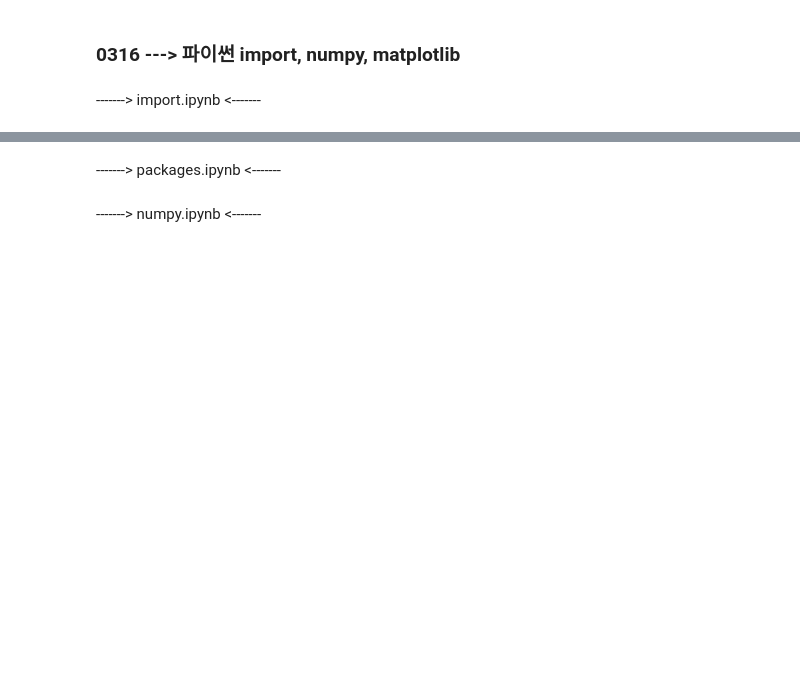
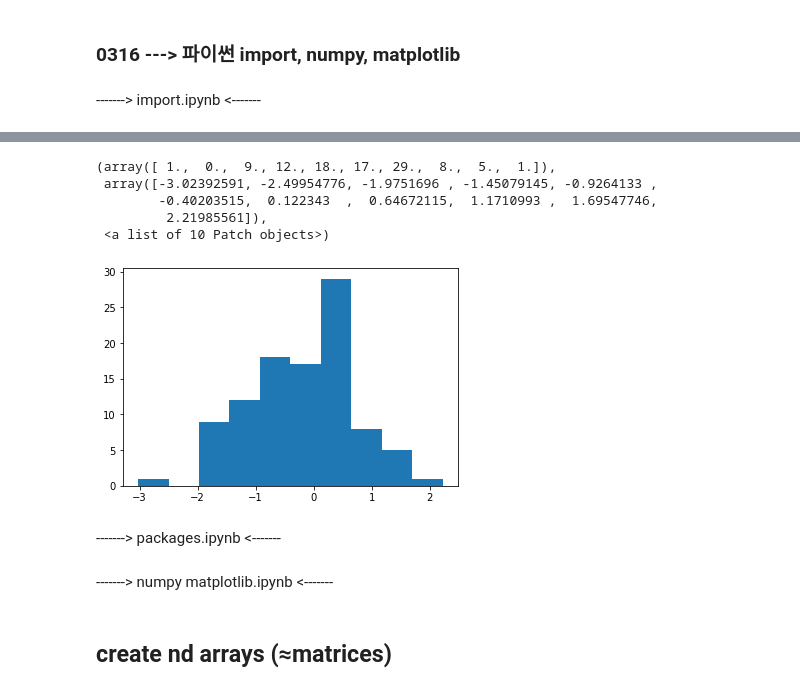
Before and after one commit to Teng095/class2022Spring, a Jupyter notebook: 20220316.ipynb, the cells around one changed output, grey strips where cells are left out. Cells and saved outputs as stored; diff of their text form; code cells hidden in the pictures; blank space fills up the shorter version.

```diff
--- a/20220316.ipynb
+++ b/20220316.ipynb
@@ -357,2 +370,12 @@ range（4）即 【0，1，2，3】
+# %%
+from matplotlib import pyplot
+pyplot.hist(n)
+# %% [output]
+(array([ 1.,  0.,  9., 12., 18., 17., 29.,  8.,  5.,  1.]),
+ array([-3.02392591, -2.49954776, -1.9751696 , -1.45079145, -0.9264133 ,
+        -0.40203515,  0.122343  ,  0.64672115,  1.1710993 ,  1.69547746,
+         2.21985561]),
+ <a list of 10 Patch objects>)
+[figure, added]
 # %% [markdown]
 -------> packages.ipynb <-------
@@ -359,2 +394,4 @@ range（4）即 【0，1，2，3】
 # %% [markdown]
--------> numpy.ipynb <-------
+-------> numpy matplotlib.ipynb <-------
+# %% [markdown]
+## create nd arrays (≈matrices)
```
Also changed, not shown: parts of 23 cells of this notebook.
